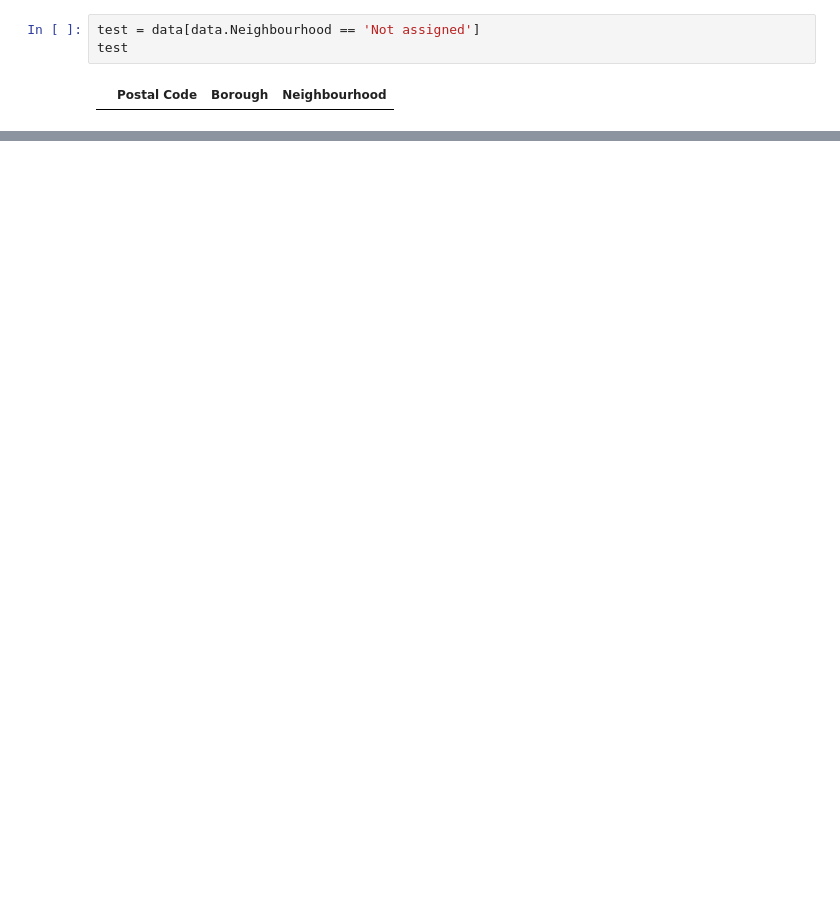
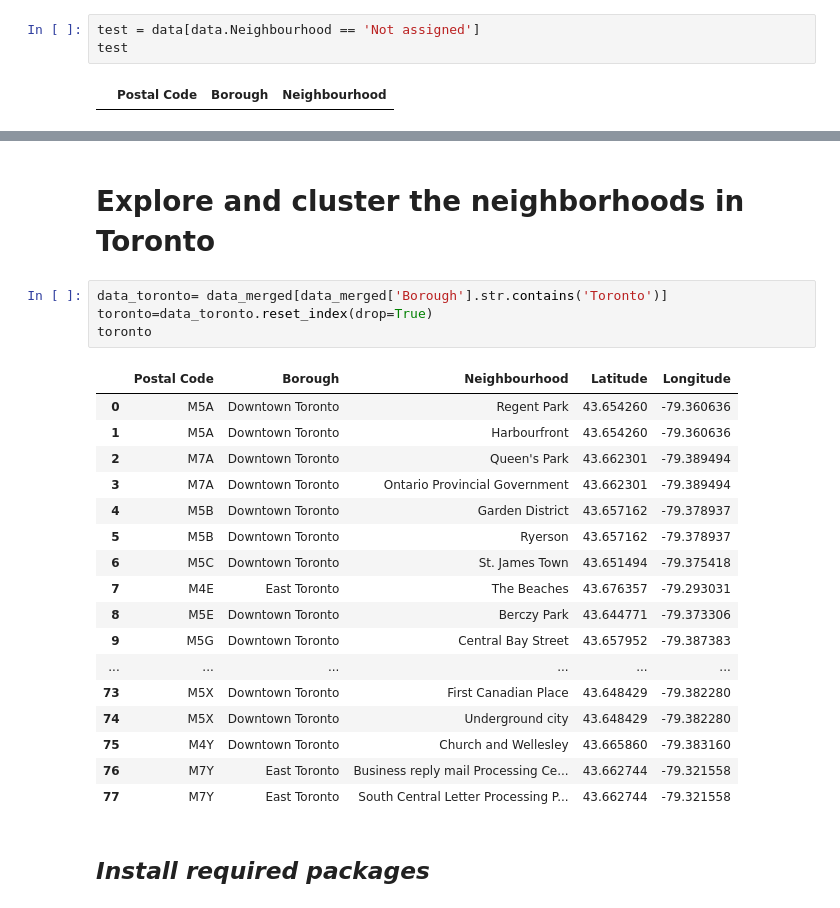
Before and after one commit to Nastassia228/Coursera_Capstone, a Jupyter notebook: Clustering/Segmenting and Clustering Neighborhoods in Toronto.ipynb, the cells around one changed output, grey strips where cells are left out. Drawn from its saved outputs; the diff is of its cells as text; blank space fills up the shorter version.

```diff
--- a/Clustering/Segmenting and Clustering Neighborhoods in Toronto.ipynb
+++ b/Clustering/Segmenting and Clustering Neighborhoods in Toronto.ipynb
@@ -71,0 +105,26 @@ data_merged
+# %% [markdown]
+# Explore and cluster the neighborhoods in Toronto
+# %%
+data_toronto= data_merged[data_merged['Borough'].str.contains('Toronto')]
+toronto=data_toronto.reset_index(drop=True)
+toronto
+# %% [output]
+|  | Postal Code | Borough | Neighbourhood | Latitude | Longitude |
+| 0 | M5A | Downtown Toronto | Regent Park | 43.654260 | -79.360636 |
+| 1 | M5A | Downtown Toronto | Harbourfront | 43.654260 | -79.360636 |
+| 2 | M7A | Downtown Toronto | Queen's Park | 43.662301 | -79.389494 |
+| 3 | M7A | Downtown Toronto | Ontario Provincial Government | 43.662301 | -79.389494 |
+| 4 | M5B | Downtown Toronto | Garden District | 43.657162 | -79.378937 |
+| 5 | M5B | Downtown Toronto | Ryerson | 43.657162 | -79.378937 |
+| 6 | M5C | Downtown Toronto | St. James Town | 43.651494 | -79.375418 |
+| 7 | M4E | East Toronto | The Beaches | 43.676357 | -79.293031 |
+| 8 | M5E | Downtown Toronto | Berczy Park | 43.644771 | -79.373306 |
+| 9 | M5G | Downtown Toronto | Central Bay Street | 43.657952 | -79.387383 |
+| ... | ... | ... | ... | ... | ... |
+| 73 | M5X | Downtown Toronto | First Canadian Place | 43.648429 | -79.382280 |
+| 74 | M5X | Downtown Toronto | Underground city | 43.648429 | -79.382280 |
+| 75 | M4Y | Downtown Toronto | Church and Wellesley | 43.665860 | -79.383160 |
+| 76 | M7Y | East Toronto | Business reply mail Processing Ce... | 43.662744 | -79.321558 |
+| 77 | M7Y | East Toronto | South Central Letter Processing P... | 43.662744 | -79.321558 |
+# %% [markdown]
+## *Install required packages*
```
Also changed, not shown: parts of 22 cells of this notebook.
